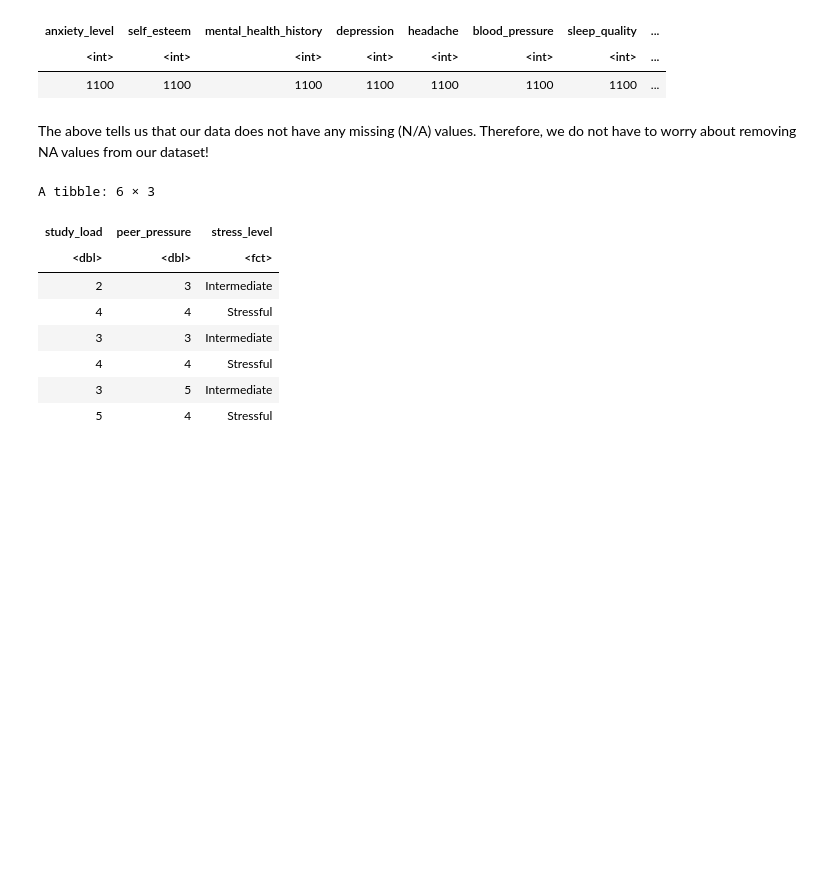
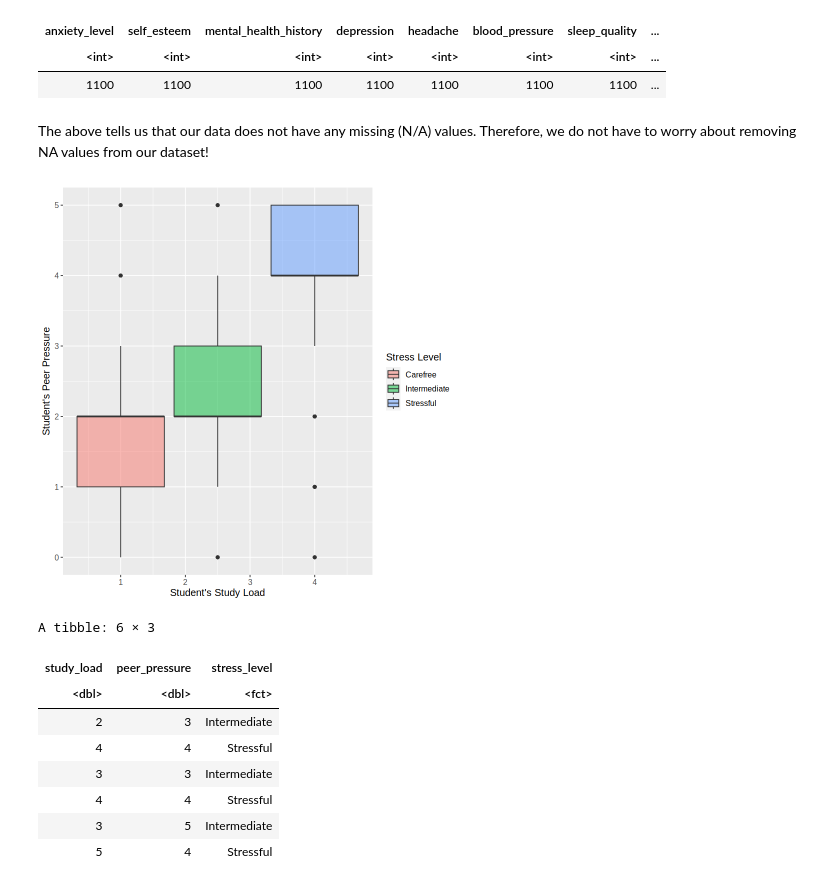
Before and after one commit to Ivvvyyan/dsci-group-11, a Jupyter notebook: Final Group Report.ipynb, the cells around one changed output. Drawn from its saved outputs; the diff is of its cells as text; code cells hidden in the pictures; blank space fills up the shorter version.

```diff
--- a/Final Group Report.ipynb
+++ b/Final Group Report.ipynb
@@ -84,6 +102,16 @@ A tibble: 1 × 21
 | 1100 | 1100 | 1100 | 1100 | 1100 | 1100 | 1100 | ... |
 # %% [markdown]
 The above tells us that our data does not have any missing (N/A) values. Therefore, we do not have to worry about removing NA values from our dataset!
+# %%
+stress_academic <- stress |>
+    ggplot(aes (x=study_load, y=peer_pressure, fill=stress_level)) +
+    geom_boxplot(alpha = 0.5) +
+    labs(x="Student's Study Load", y="Student's Peer Pressure", fill="Stress Level") +
+    theme(text = element_text(size=12))
+
+stress_academic
+# %% [output]
+[figure, new version]
 # %%
 stress_selected <- stress |>
 select(study_load, peer_pressure, stress_level)
```
Also changed, not shown: parts of 13 cells of this notebook.
